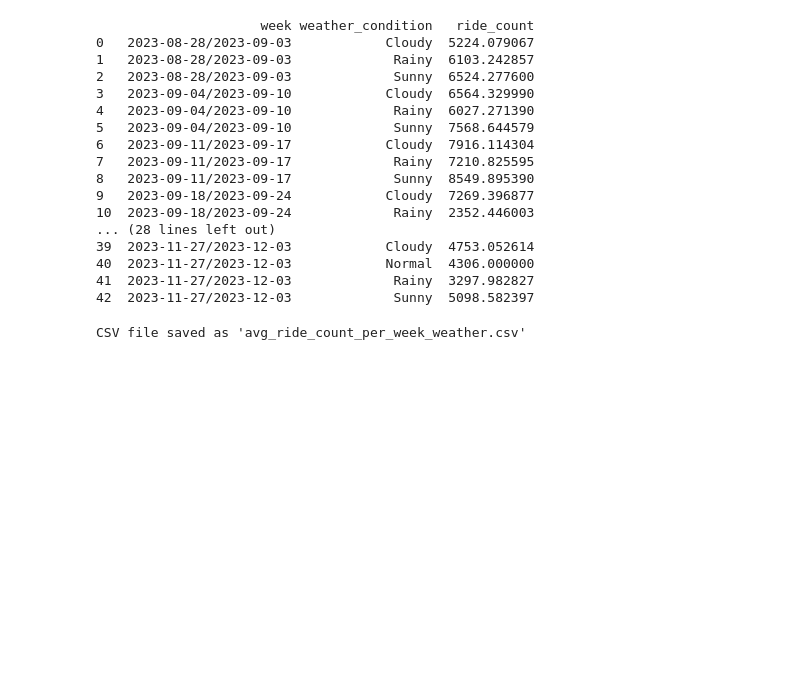
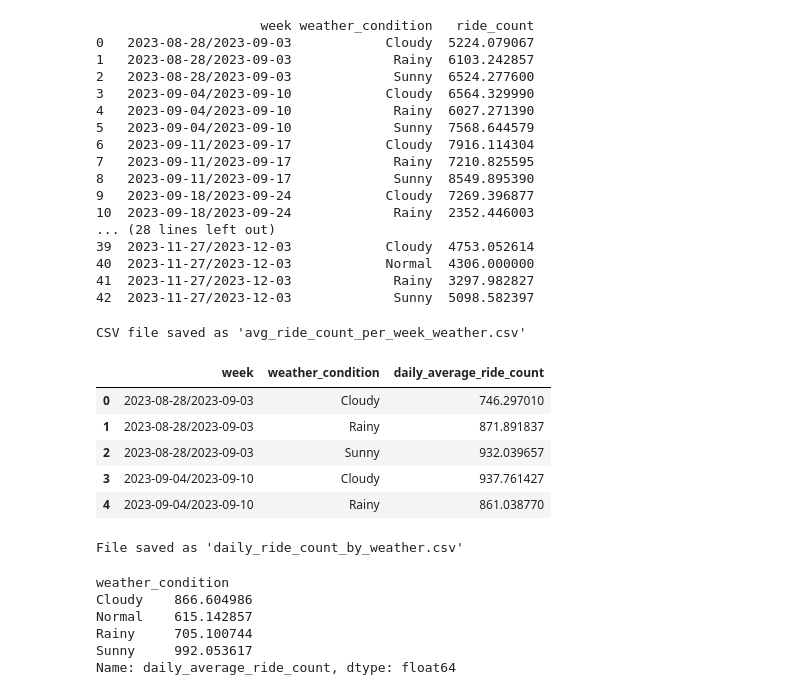
Before and after one commit to hengkuanxin/OR-SMT481-G5, a Jupyter notebook: weather_demand.ipynb, the cells around one changed output. Saved outputs shown, nothing was run; the diff lists cells and outputs as text; code cells hidden in the pictures; blank space fills up the shorter version.

Commit message:
created the daily average ride count per weather condition

```diff
--- a/weather_demand.ipynb
+++ b/weather_demand.ipynb
@@ -390,3 +381,39 @@ avg_ride_count_per_week_weather.to_csv('avg_ride_count_per_week_weather.csv', in
 print("CSV file saved as 'avg_ride_count_per_week_weather.csv'")
 # %% [output]
 CSV file saved as 'avg_ride_count_per_week_weather.csv'
+# %%
+df = pd.read_csv('avg_ride_count_per_week_weather.csv')
+
+# Calculate daily average by dividing the weekly ride count by 7
+df['daily_average_ride_count'] = df['ride_count'] / 7
+
+# Display the resulting DataFrame
+df[['week', 'weather_condition', 'daily_average_ride_count']].head()
+# %% [output]
+|  | week | weather_condition | daily_average_ride_count |
+| 0 | 2023-08-28/2023-09-03 | Cloudy | 746.297010 |
+| 1 | 2023-08-28/2023-09-03 | Rainy | 871.891837 |
+| 2 | 2023-08-28/2023-09-03 | Sunny | 932.039657 |
+| 3 | 2023-09-04/2023-09-10 | Cloudy | 937.761427 |
+| 4 | 2023-09-04/2023-09-10 | Rainy | 861.038770 |
+# %%
+# Save the resulting DataFrame to a CSV file
+df[['week', 'weather_condition', 'daily_average_ride_count']].to_csv('daily_ride_count_by_weather.csv', index=False)
+
+# Display a confirmation message
+print("File saved as 'daily_ride_count_by_weather.csv'")
+# %% [output]
+File saved as 'daily_ride_count_by_weather.csv'
+# %%
+# Calculate the overall average for each weather condition
+overall_avg = df.groupby('weather_condition')['daily_average_ride_count'].mean()
+
+# Display the overall average for each weather condition
+print(overall_avg)
+# %% [output]
+weather_condition
+Cloudy    866.604986
+Normal    615.142857
+Rainy     705.100744
+Sunny     992.053617
+Name: daily_average_ride_count, dtype: float64
```
Also changed, not shown: parts of 1 cell of this notebook, 1 other file.
